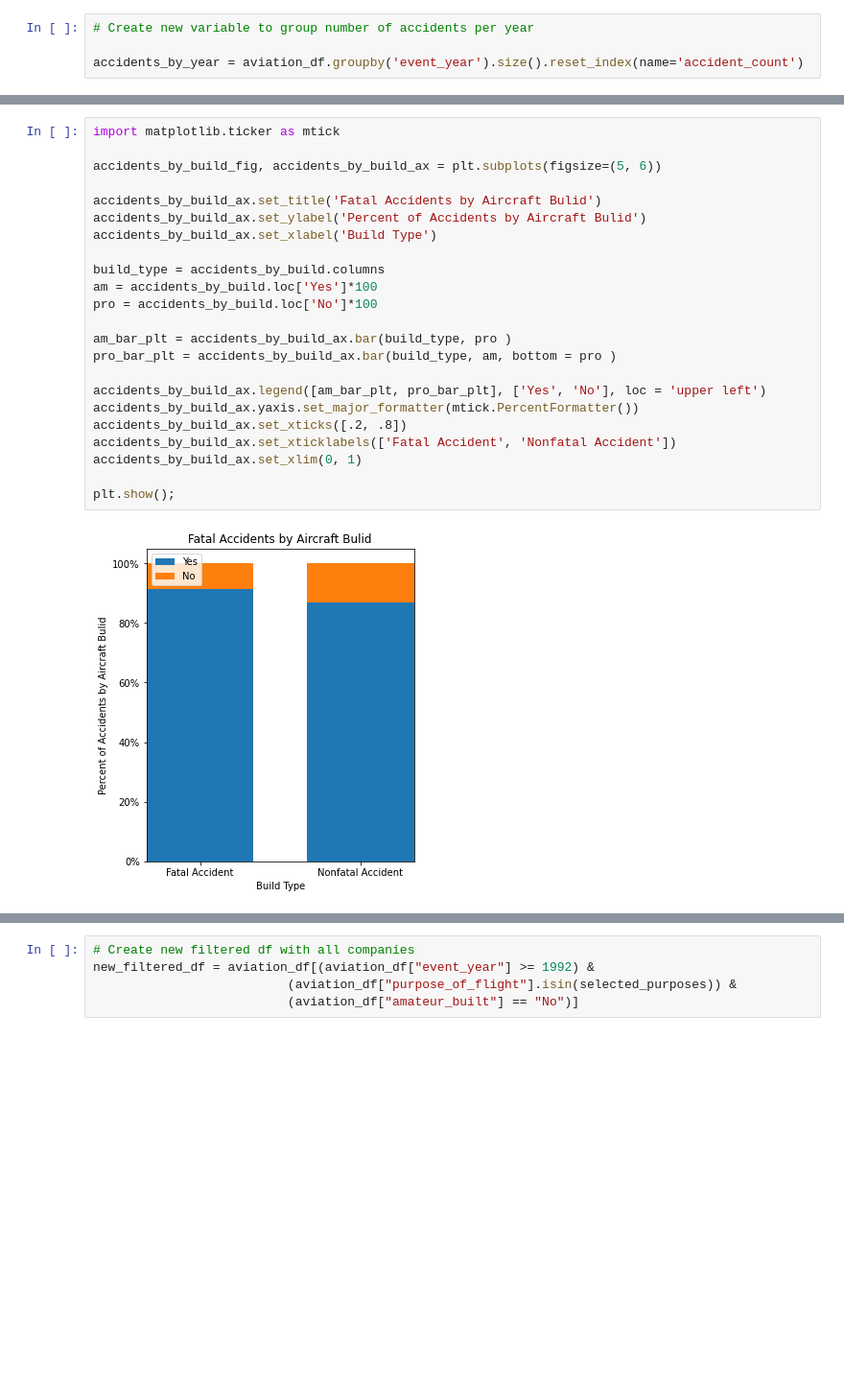
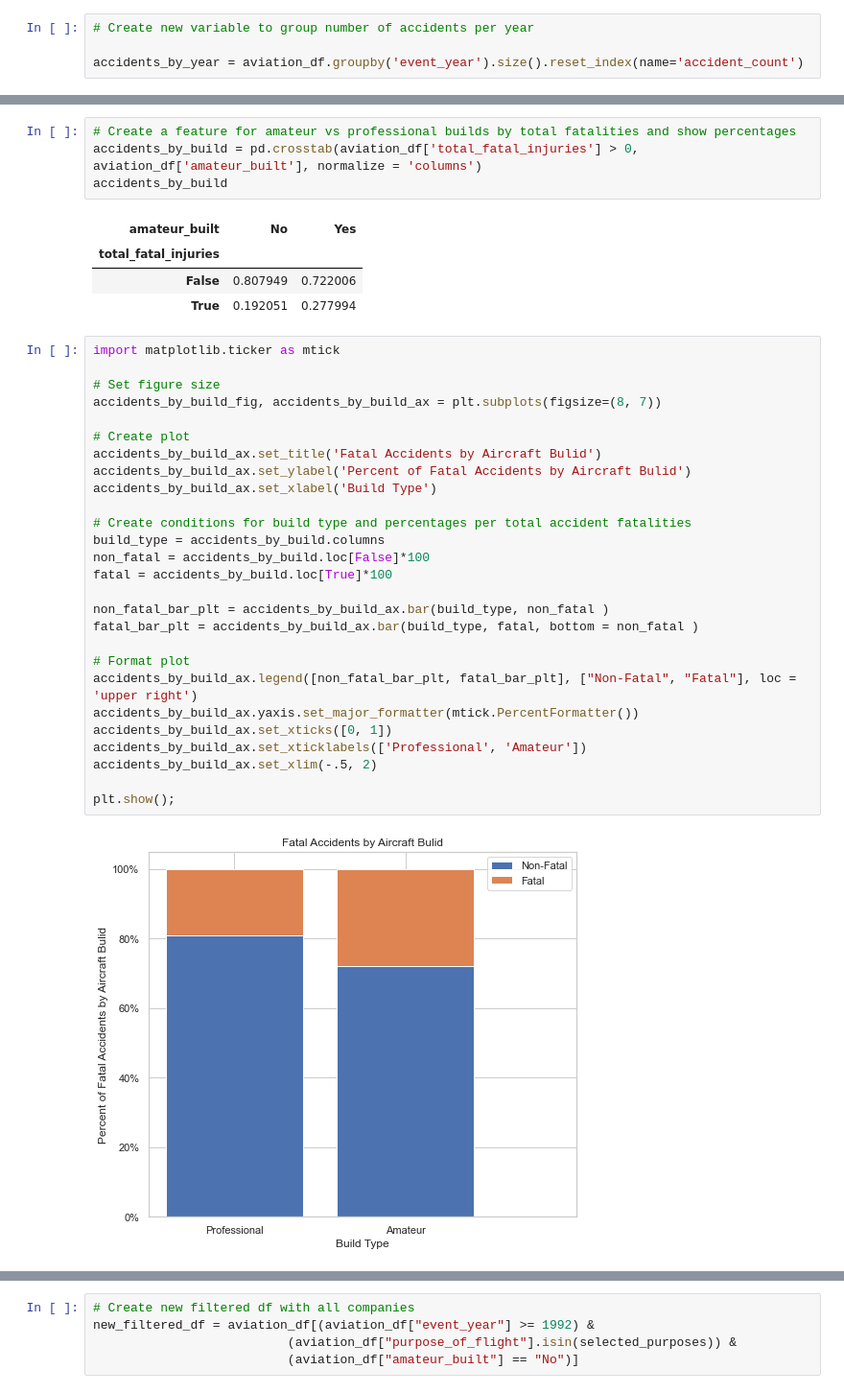
Before and after one commit to dangrosen/Aviation_Project, a Jupyter notebook: aviation_division_DRAFT.ipynb, the cells around one changed output, grey strips where cells are left out. Shown: that part at 96% size. Drawn from its saved outputs; the diff is of its cells as text; blank space fills up the shorter version.

Commit message:
fixed Data Understanding Image

```diff
--- a/aviation_division_DRAFT.ipynb
+++ b/aviation_division_DRAFT.ipynb
@@ -364,26 +358,39 @@ accidents_by_build
+# %%
+# Create a feature for amateur vs professional builds by total fatalities and show percentages
+accidents_by_build = pd.crosstab(aviation_df['total_fatal_injuries'] > 0, aviation_df['amateur_built'], normalize = 'columns')
+accidents_by_build
+# %% [output]
+| amateur_built | No | Yes |
+| total_fatal_injuries |  |  |
+| False | 0.807949 | 0.722006 |
+| True | 0.192051 | 0.277994 |
 # %%
 import matplotlib.ticker as mtick
 
-accidents_by_build_fig, accidents_by_build_ax = plt.subplots(figsize=(5, 6))
+# Set figure size
+accidents_by_build_fig, accidents_by_build_ax = plt.subplots(figsize=(8, 7))
 
+# Create plot
 accidents_by_build_ax.set_title('Fatal Accidents by Aircraft Bulid')
-accidents_by_build_ax.set_ylabel('Percent of Accidents by Aircraft Bulid')
+accidents_by_build_ax.set_ylabel('Percent of Fatal Accidents by Aircraft Bulid')
 accidents_by_build_ax.set_xlabel('Build Type')
 
+# Create conditions for build type and percentages per total accident fatalities
 build_type = accidents_by_build.columns
-am = accidents_by_build.loc['Yes']*100
-pro = accidents_by_build.loc['No']*100
+non_fatal = accidents_by_build.loc[False]*100
+fatal = accidents_by_build.loc[True]*100
 
-am_bar_plt = accidents_by_build_ax.bar(build_type, pro )
-pro_bar_plt = accidents_by_build_ax.bar(build_type, am, bottom = pro )
+non_fatal_bar_plt = accidents_by_build_ax.bar(build_type, non_fatal )
+fatal_bar_plt = accidents_by_build_ax.bar(build_type, fatal, bottom = non_fatal )
 
-accidents_by_build_ax.legend([am_bar_plt, pro_bar_plt], ['Yes', 'No'], loc = 'upper left')
+# Format plot
+accidents_by_build_ax.legend([non_fatal_bar_plt, fatal_bar_plt], ["Non-Fatal", "Fatal"], loc = 'upper right')
 accidents_by_build_ax.yaxis.set_major_formatter(mtick.PercentFormatter())
-accidents_by_build_ax.set_xticks([.2, .8])
-accidents_by_build_ax.set_xticklabels(['Fatal Accident', 'Nonfatal Accident'])
-accidents_by_build_ax.set_xlim(0, 1)
+accidents_by_build_ax.set_xticks([0, 1])
+accidents_by_build_ax.set_xticklabels(['Professional', 'Amateur'])
+accidents_by_build_ax.set_xlim(-.5, 2)
 
 plt.show();
 # %% [output]
-[figure, old version]
+[figure, new version]
 # %% [markdown]
```
Also changed, not shown: parts of 13 cells of this notebook, 1 other file.
